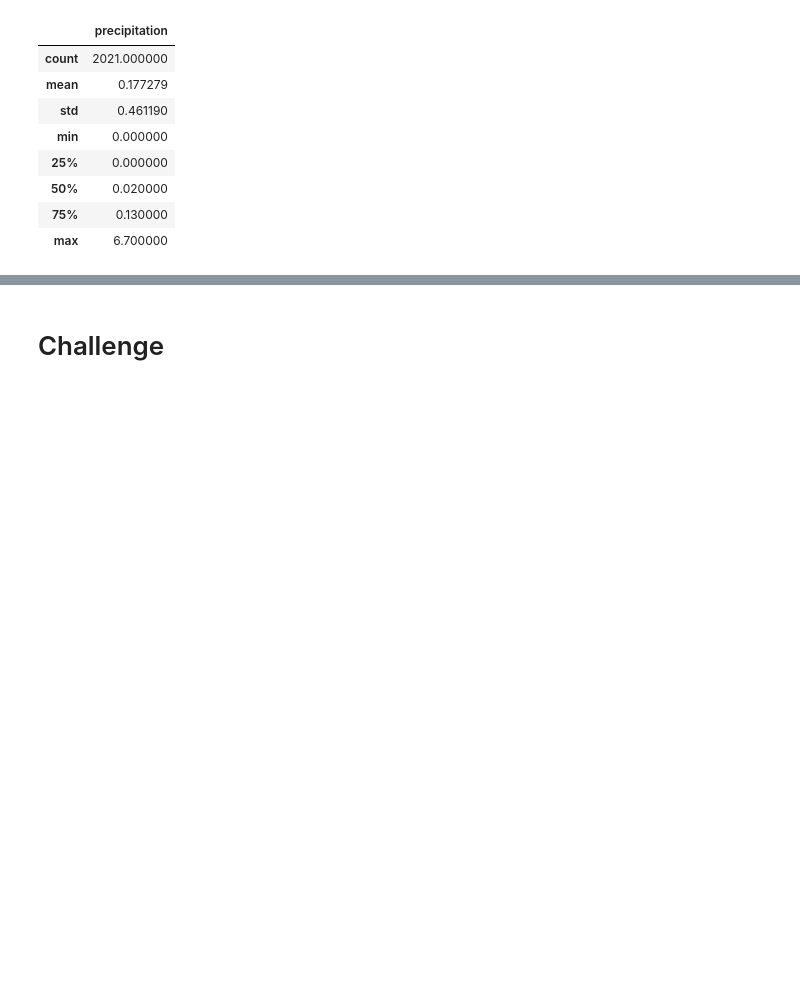
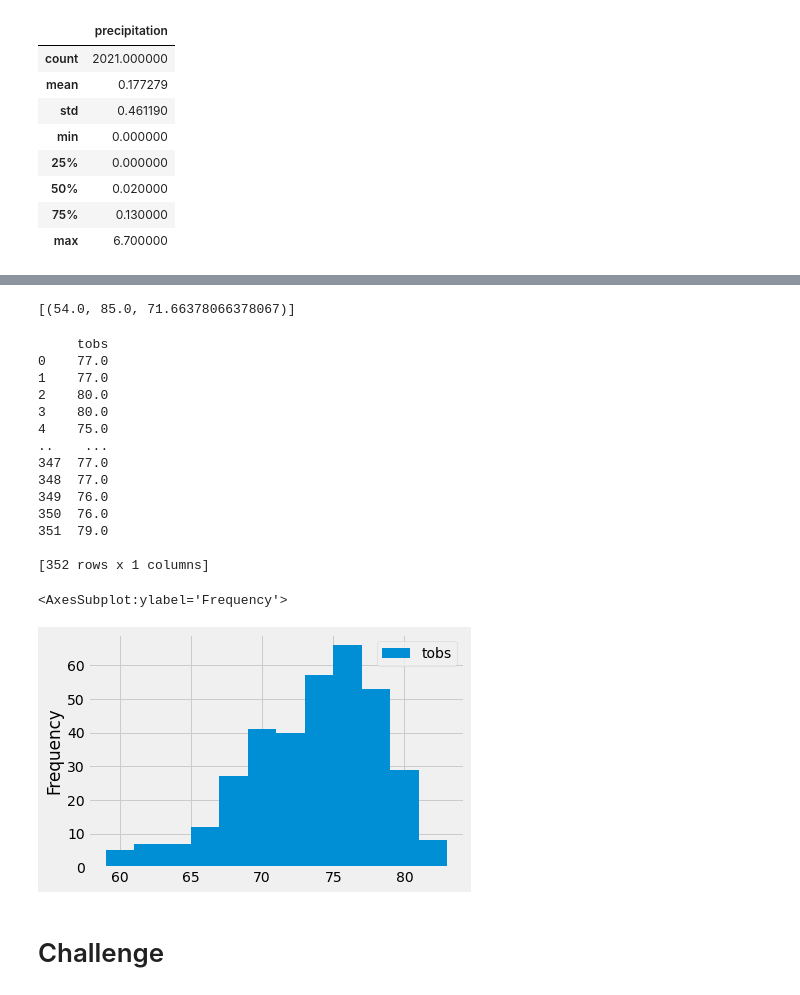
Before and after one commit to shumph10/surfs_up, a Jupyter notebook: climate_analysis.ipynb, the cells around one changed output, grey strips where cells are left out. Saved outputs shown, nothing was run; the diff lists cells and outputs as text; code cells hidden in the pictures; blank space fills up the shorter version.

```diff
--- a/climate_analysis.ipynb
+++ b/climate_analysis.ipynb
@@ -104,3 +133,60 @@ df.describe()
+# %%
+# Using the station id from the previous query, calculate the lowest temperature recorded,
+# highest temperature recorded, and average temperature most active station?
+    #interest in the most active station bc investor things itll give the best location results
+    #func.min, func.max, func.avg will be used to find temp stats
+        #put these in a query ref the tobs?? temperature something the ref file im guessing
+    #then filter to the station investor wants info from
+        #w/ .\filter(Measurement.station = id#)
+    #add .all() to return results as a list
+session.query(func.min(Measurement.tobs), func.max(Measurement.tobs), func.avg(Measurement.tobs)).\
+filter(Measurement.station == 'USC00519281').all()
+#will return the min, max, and avg temp
+# %% [output]
+[(54.0, 85.0, 71.66378066378067)]
+# %%
+# Choose the station with the highest number of temperature observations.
+# Query the last 12 months of temperature observation data for this station and plot the results as a histogram
+#want a plot that shows the temp in a yr for that station with highest # of recordings
+#start w/ a query to access measurement.tobs to get temp info
+#then filter to get the station you want
+#then filter to get only the prev year
+#then add .all() to get a list
+#set = to results for easy access
+results = session.query(Measurement.tobs).\
+filter(Measurement.station == 'USC00519281').\
+filter(Measurement.date >= prev_year).all()
+#print results of query
+#print(results)
+
+#then put in a df so its easier to read
+temp_df = pd.DataFrame(results, columns = ['tobs'])
+#print df
+print(temp_df)
+
+#plot temp observations - histogram
+    #a graph of a range of data that is sep into bins (pref 5-20 bins)
+    #need to play around with data to find the best fit for # of bins
+        #using 12 here
+    #use df.plot.hist() with bins = # as a param
+temp_df.plot.hist(bins = 12)
+# %% [output]
+     tobs
+0    77.0
+1    77.0
+2    80.0
+3    80.0
+4    75.0
+..    ...
+347  77.0
+348  77.0
+349  76.0
+350  76.0
+351  79.0
+
+[352 rows x 1 columns]
+<AxesSubplot:ylabel='Frequency'>
+[figure, added]
 # %%
 # Write a function called `calc_temps` that will accept start date and end date in the format '%Y-%m-%d'
 # and return the minimum, average, and maximum temperatures for that range of dates
```
Also changed, not shown: parts of 6 cells of this notebook.
